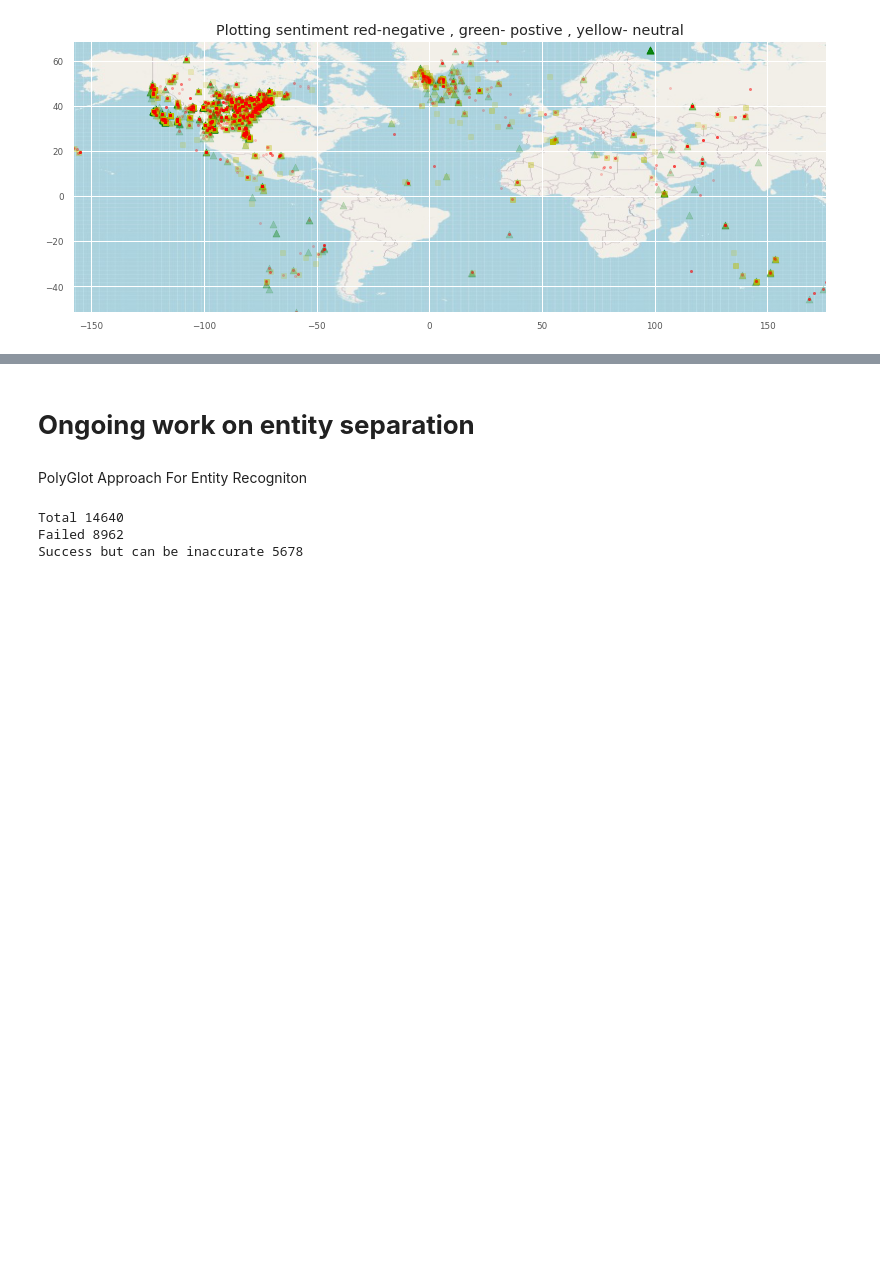
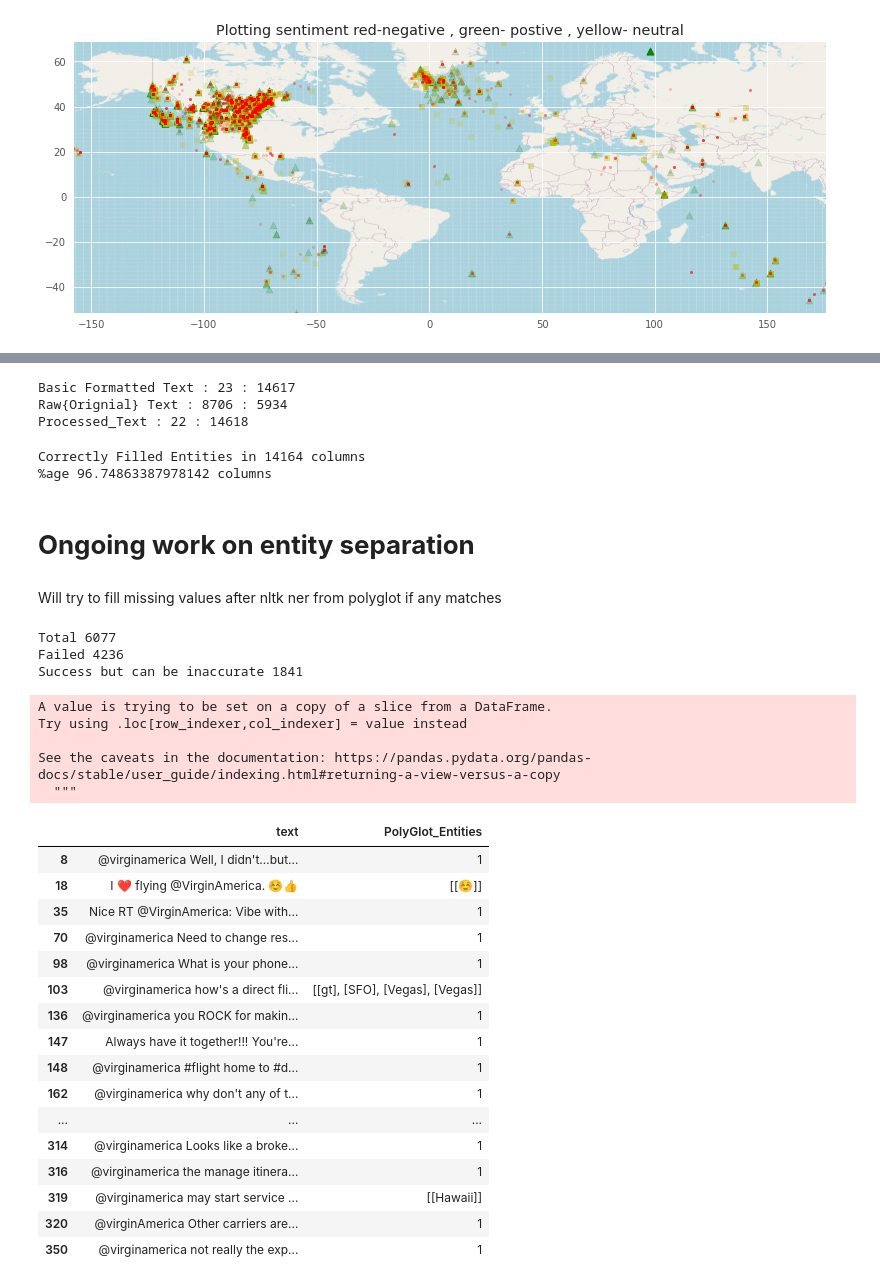
Before and after one commit to Internship-BVoc/G1_TwitterSentimentAnalysis, a Jupyter notebook: twitter_sentiment_analysis.ipynb, the cells around one changed output, grey strips where cells are left out. Cells and saved outputs as stored; diff of their text form; code cells hidden in the pictures; blank space fills up the shorter version.

```diff
--- a/twitter_sentiment_analysis.ipynb
+++ b/twitter_sentiment_analysis.ipynb
@@ -44,4 +42,5 @@ sns.set_style('darkgrid')
 try: df = pd.read_csv('/content/drive/My Drive/internship/Tweets-A.csv')
 except : df = pd.read_csv('Tweets-A.csv')
 df['tokenised_text'] = [[word for word in word_tokenize(i)] for i in df.text]
+df = df.drop('Unnamed: 0',axis=1)
 df.head()
@@ -394,19 +400,73 @@ sc.imshow(ruh_m, zorder=0, extent = BBox, aspect= 'equal')
+# %%
+scount = fcount = 0
+df1['NLTK_Entity_Set'] = df1.text.apply(lambda x: NLTK_Entity_Set(x))
+print('Basic Formatted Text',scount,fcount,sep=" : ")
+scount = fcount = 0
+df['NLTK_Entity_Set'] = df.text.apply(lambda x: NLTK_Entity_Set(x))
+print('Raw{Orignial} Text',scount,fcount,sep=" : ")
+scount = fcount = 0
+df_data['NLTK_Entity_Set'] = df_data.text.apply(lambda x: NLTK_Entity_Set(x))
+print('Processed_Text',scount,fcount,sep=" : ")
+
+# It's very much clear that original text fetched more natural entities
+# than the formatted or processed text and the subset original text gaveare quite promising despite of it's accuracy
+# %% [output]
+Basic Formatted Text : 23 : 14617
+Raw{Orignial} Text : 8706 : 5934
+Processed_Text : 22 : 14618
+# %%
+# Applying Extracted Entities in columns and replacing others to None
+df['Entities_Extracted'] = df.NLTK_Entity_Set.apply(tagger)
+df.Entities_Extracted = df.Entities_Extracted.apply(lambda x: x if x in df.Entities_Extracted.value_counts()[:5].index else 1 )
+print("Correctly Filled Entities in {} columns".format(df['Entities_Extracted'].value_counts()[:5].sum()))
+print("%age {} columns".format(df['Entities_Extracted'].value_counts()[:5].sum()/df.shape[0]*100))
+# %% [output]
+Correctly Filled Entities in 14164 columns
+%age 96.74863387978142 columns
 # %% [markdown]
 <h1> <strong>Ongoing work on entity separation </strong></h1>
-# %% [markdown]
-PolyGlot Approach For Entity Recogniton
+# %% [markdown]
+Will try to fill missing values after nltk ner from polyglot if any matches
+# %%
+temp_df = df[df.Entities_Extracted == 1]
+scount = fcount = 0
+temp_df['NLTK_Entity_Set'] = temp_df.text.apply(lambda x: NLTK_Entity_Set(x))
+print('Basic Formatted Text',scount,fcount,sep=" : ")
 # %%
-#For Raw Text
 entities = [Text(" ".join(i),hint_language_code='en').entities if Text(" ".join(i),hint_language_code='en').entities!=[] \
-            else 1 for i in df[df['tokenised_text'].str.len()>0].tokenised_text ]
+            else 1 for i in temp_df[temp_df['tokenised_text'].str.len()>0].tokenised_text ]
 
 entitiesArray = [i for i in entities if i!=1]
 emptyEntities = [i for i in entities if i==1]
+temp_df['PolyGlot_Entities'] = entities+[1]*(len(temp_df)-len(entities))
 
 print("Total %s" % len(entitiesArray+emptyEntities))
 print("Failed %s" % len(emptyEntities))
 print("Success but can be inaccurate %s" % len(entitiesArray))
+temp_df.head(20)[['text','PolyGlot_Entities']]
 # %% [output]
-Total 14640
-Failed 8962
-Success but can be inaccurate 5678
+Total 6077
+Failed 4236
+Success but can be inaccurate 1841
+A value is trying to be set on a copy of a slice from a DataFrame.
+Try using .loc[row_indexer,col_indexer] = value instead
+
+See the caveats in the documentation: https://pandas.pydata.org/pandas-docs/stable/user_guide/indexing.html#returning-a-view-versus-a-copy
+  """
+|  | text | PolyGlot_Entities |
+| 8 | @virginamerica Well, I didn't…but... | 1 |
+| 18 | I ❤️ flying @VirginAmerica. ☺️👍 | [[☺️]] |
+| 35 | Nice RT @VirginAmerica: Vibe with... | 1 |
+| 70 | @virginamerica Need to change res... | 1 |
+| 98 | @virginamerica What is your phone... | 1 |
+| 103 | @virginamerica how's a direct fli... | [[gt], [SFO], [Vegas], [Vegas]] |
+| 136 | @virginamerica you ROCK for makin... | 1 |
+| 147 | Always have it together!!! You're... | 1 |
+| 148 | @virginamerica #flight home to #d... | 1 |
+| 162 | @virginamerica why don't any of t... | 1 |
+| ... | ... | ... |
+| 314 | @virginamerica Looks like a broke... | 1 |
+| 316 | @virginamerica the manage itinera... | 1 |
+| 319 | @virginamerica may start service ... | [[Hawaii]] |
+| 320 | @virginAmerica Other carriers are... | 1 |
+| 350 | @virginamerica not really the exp... | 1 |
```
Also changed, not shown: parts of 44 cells of this notebook.
